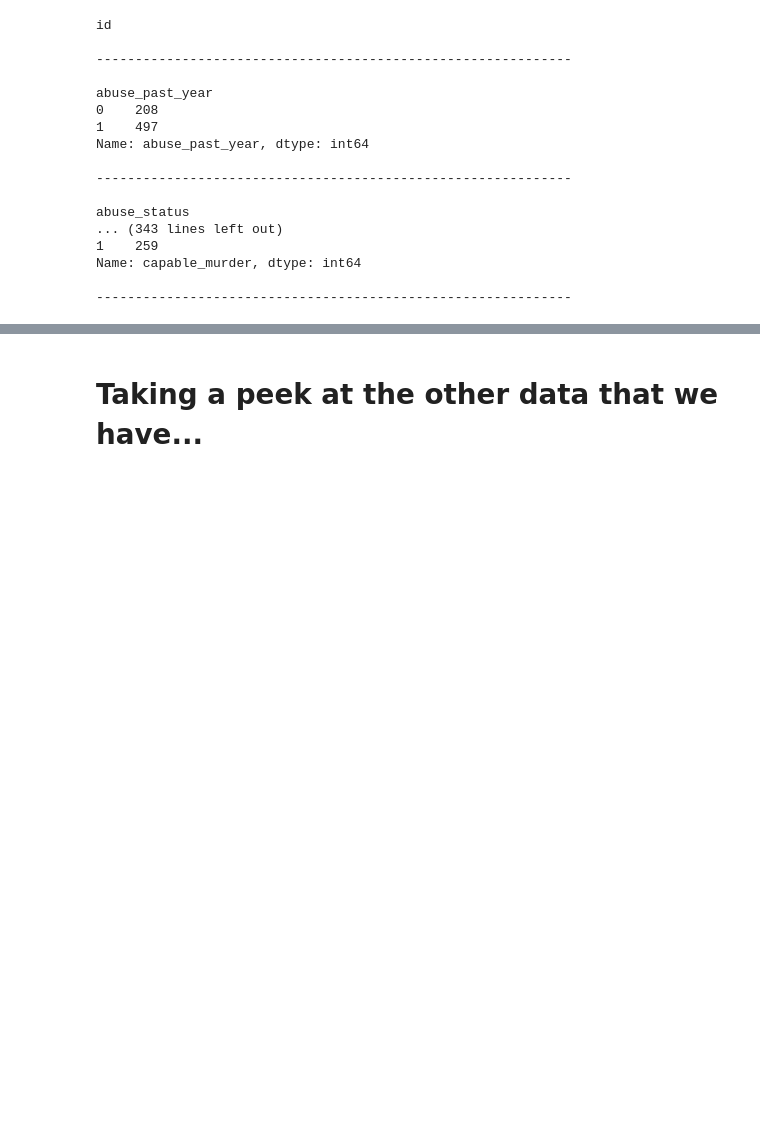
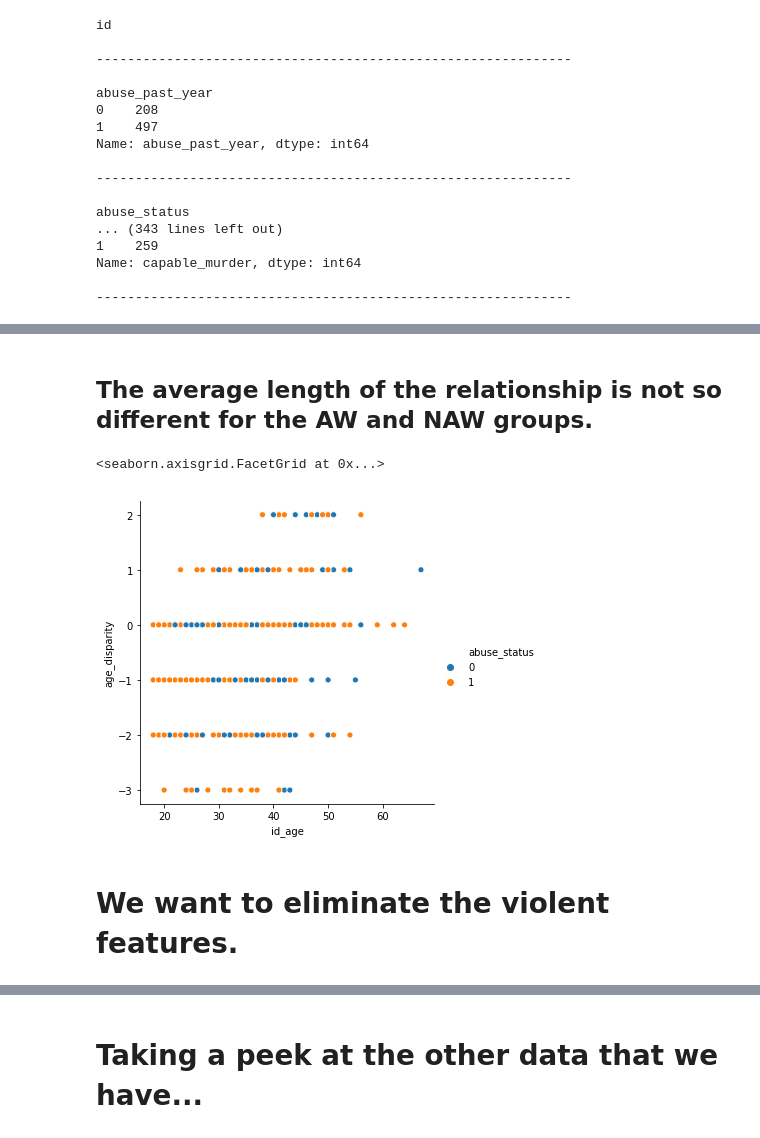
Before and after one commit to codeup-capstone-one/domestic-violence, a Jupyter notebook: jesse_dvproject.ipynb, the cells around one changed output, grey strips where cells are left out. Cells and saved outputs as stored; diff of their text form; code cells hidden in the pictures; blank space fills up the shorter version.

```diff
--- a/jesse_dvproject.ipynb
+++ b/jesse_dvproject.ipynb
@@ -193,0 +384,7 @@ Name: capable_murder, dtype: int64
+# %% [markdown]
+## The average length of the relationship is not so different for the AW and NAW groups.
+# %%
+sns.relplot(x='id_age', y='age_disparity', data=dfa, hue='abuse_status')
+# %% [output]
+<seaborn.axisgrid.FacetGrid at 0x...>
+[figure, added]
@@ -193,0 +396,2 @@ Name: capable_murder, dtype: int64
+# %% [markdown]
+# We want to eliminate the violent features.
```
Also changed, not shown: parts of 30 cells of this notebook.
